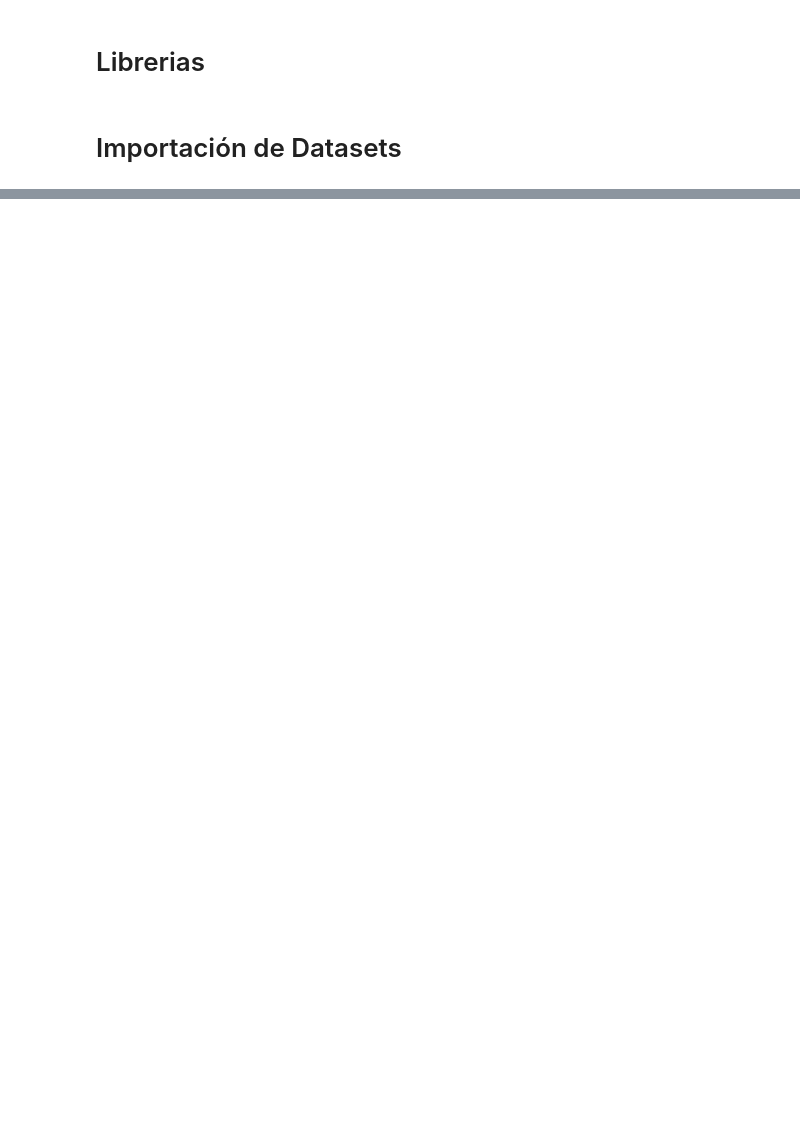
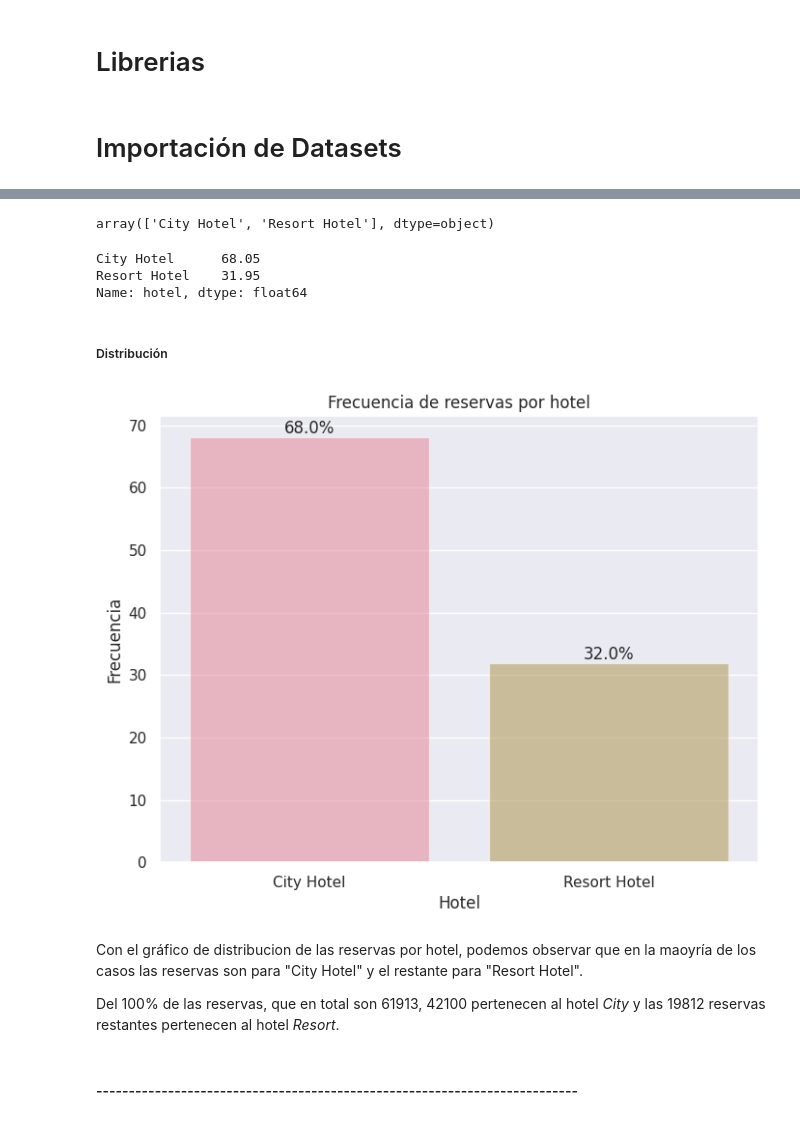
Before and after one commit to FrancoSecchi/7506R-1C2023-GRUPO02, a Jupyter notebook: 7506R_TP1_GRUPO02_CHP1_ENTREGA.ipynb, the cells around one changed output, grey strips where cells are left out. Saved outputs shown, nothing was run; the diff lists cells and outputs as text; code cells hidden in the pictures; blank space fills up the shorter version.

Commit message:
Analisis de correlaciones y distribuciones

```diff
--- a/7506R_TP1_GRUPO02_CHP1_ENTREGA.ipynb
+++ b/7506R_TP1_GRUPO02_CHP1_ENTREGA.ipynb
@@ -18,0 +28,41 @@ df_hotels_train.head(2)
+# %%
+def showBarPlot(column: str, title: str, x_label: str, y_label: str, alpha = 0.5, showPercentage = False, df_hotels = df_hotels_train) -> None:
+  if (showPercentage):
+    data = df_hotels[column].value_counts(normalize=True) * 100
+    x = data.index
+  else:
+    data = df_hotels[column].value_counts()
+
+
+  if (column == "arrival_date_month"):
+    x = data.index.str.slice(stop=3)
+
+  ax = sns.barplot(x=x, y=data.values, alpha=alpha)
+
+  if (showPercentage):
+    for p in ax.patches:
+        height = p.get_height()
+        ax.annotate(f'{height:.1f}%', (p.get_x() + p.get_width() / 2, height),
+                    ha='center', va='bottom')
+
+  ax.set(title = title, ylabel = y_label, xlabel = x_label)
+  plt.show()
+# %%
+from textwrap import dedent
+showBarPlot.__doc__ = dedent("""\
+    Muestra un gráfico de barras con porcentages en las barras con respecto al total del dataset.
+
+    Parámetros
+    -------
+    - ``column`` (str): Nombre de la columna.
+    - ``title`` (str): Titulo gráfico.
+    - ``x_label`` (str): Nombre eje x.
+    - ``y_label`` (str): Nombre eje y.
+    - ``alpha`` (float or int): Transpariencia de las barras.
+    - ``showPercentage`` (bool): Indica si se desea mostrar los porcentages de las barras.
+    - ``df_hotels`` (DataFrame): DataFrame a graficar.
+
+    Retorna
+    -------
+    None
+  """)
@@ -18,0 +166,24 @@ df_hotels_train.head(2)
+# %%
+# Valores posibles
+df_hotels_train['hotel'].unique()
+# %% [output]
+array(['City Hotel', 'Resort Hotel'], dtype=object)
+# %%
+#Frecuencia de los valores posibles
+round(df_hotels_train['hotel'].value_counts(normalize=True) * 100, 2)
+# %% [output]
+City Hotel      68.05
+Resort Hotel    31.95
+Name: hotel, dtype: float64
+# %% [markdown]
+##### Distribución
+# %%
+showBarPlot('hotel', "Frecuencia de reservas por hotel", x_label= 'Hotel', y_label="Frecuencia", showPercentage = True)
+# %% [output]
+[figure, added]
+# %% [markdown]
+Con el gráfico de distribucion de las reservas por hotel, podemos observar que en la maoyría de los casos las reservas son para "City Hotel" y el restante para "Resort Hotel".
+
+Del 100% de las reservas, que en total son 61913, 42100 pertenecen al hotel _City_ y las 19812 reservas restantes pertenecen al hotel _Resort_.
+# %% [markdown]
+#### --------------------------------------------------------------------------
```
Also changed, not shown: parts of 257 cells of this notebook.
